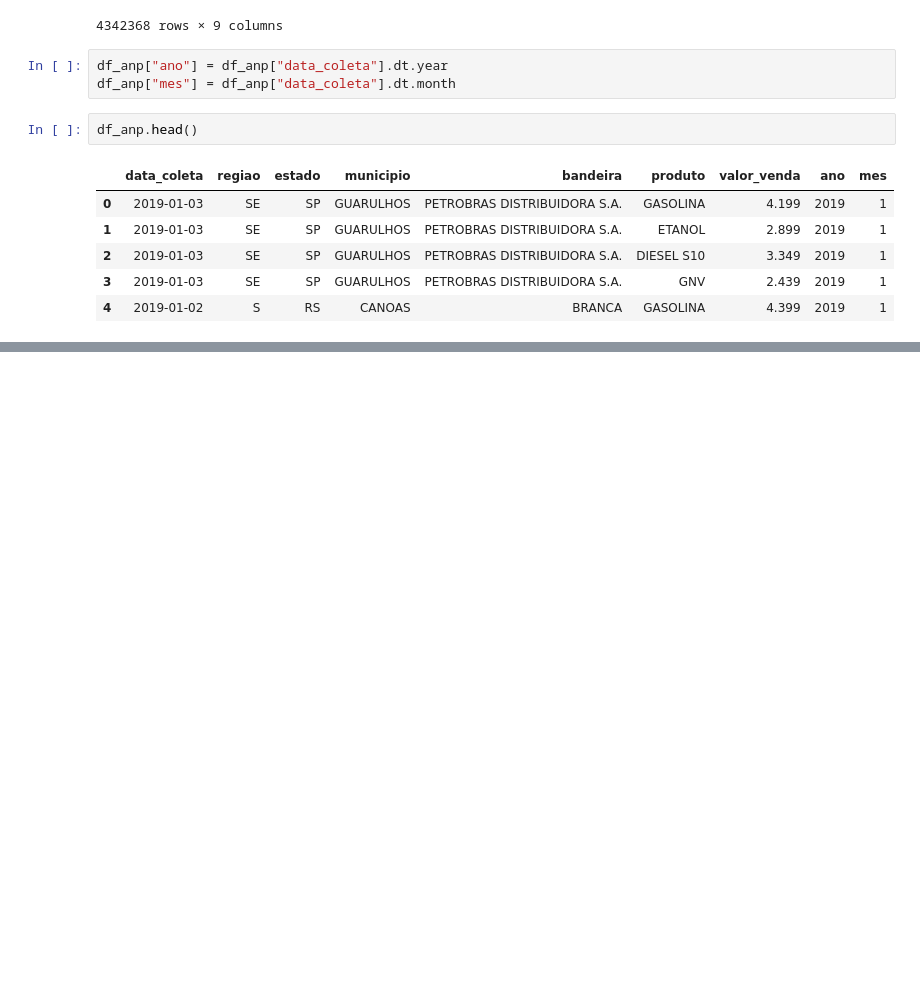
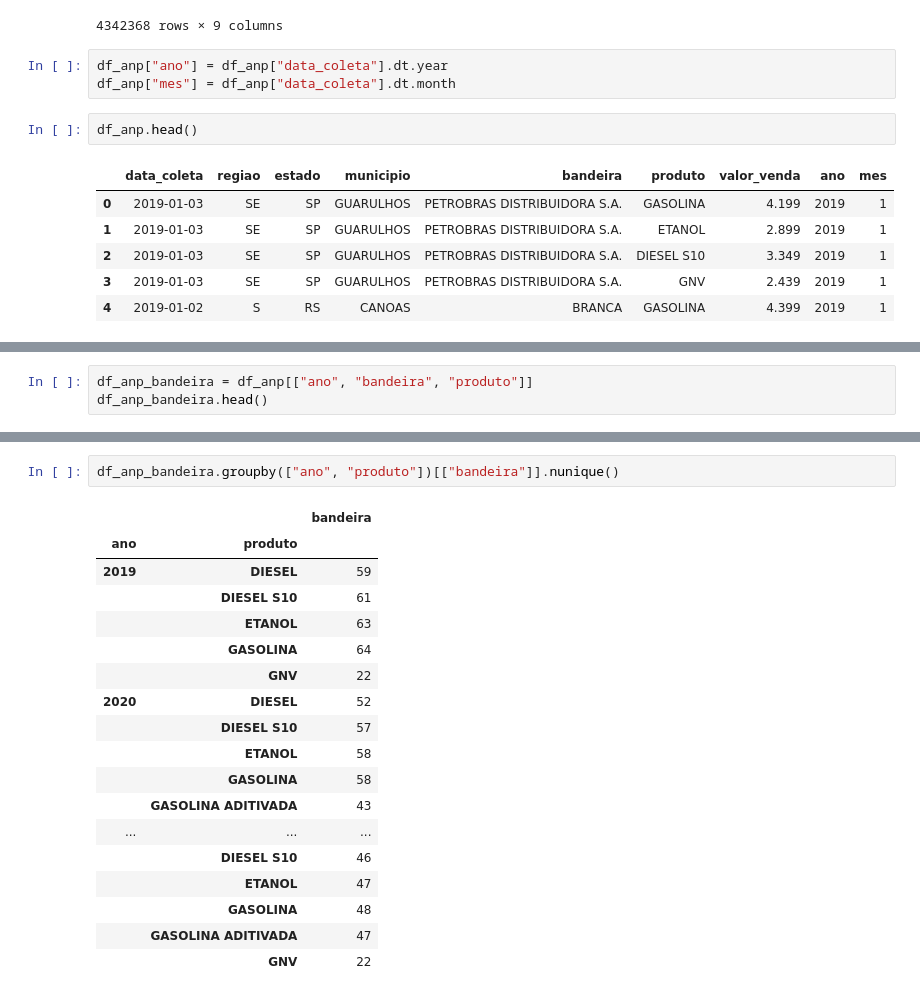
Before and after one commit to afonsosr2/postech-estudos, a Jupyter notebook: Fase 4/Análise de Negócios/Análise dos preços dos combustíveis (2019-2023).ipynb, the cells around one changed output, grey strips where cells are left out. Drawn from its saved outputs; the diff is of its cells as text; blank space fills up the shorter version.

```diff
--- a/Fase 4/Análise de Negócios/Análise dos preços dos combustíveis (2019-2023).ipynb
+++ b/Fase 4/Análise de Negócios/Análise dos preços dos combustíveis (2019-2023).ipynb
@@ -192,0 +269,3 @@ df_anp[["valor_venda","ano","mes"]].describe().round(2)
+# %%
+df_anp_bandeira = df_anp[["ano", "bandeira", "produto"]]
+df_anp_bandeira.head()
@@ -192,0 +279,21 @@ df_anp[["valor_venda","ano","mes"]].describe().round(2)
+# %%
+df_anp_bandeira.groupby(["ano", "produto"])[["bandeira"]].nunique()
+# %% [output]
+|  |  | bandeira |
+| ano | produto |  |
+| 2019 | DIESEL | 59 |
+|  | DIESEL S10 | 61 |
+|  | ETANOL | 63 |
+|  | GASOLINA | 64 |
+|  | GNV | 22 |
+| 2020 | DIESEL | 52 |
+|  | DIESEL S10 | 57 |
+|  | ETANOL | 58 |
+|  | GASOLINA | 58 |
+|  | GASOLINA ADITIVADA | 43 |
+| ... | ... | ... |
+|  | DIESEL S10 | 46 |
+|  | ETANOL | 47 |
+|  | GASOLINA | 48 |
+|  | GASOLINA ADITIVADA | 47 |
+|  | GNV | 22 |
```
Also changed, not shown: parts of 17 cells of this notebook.
